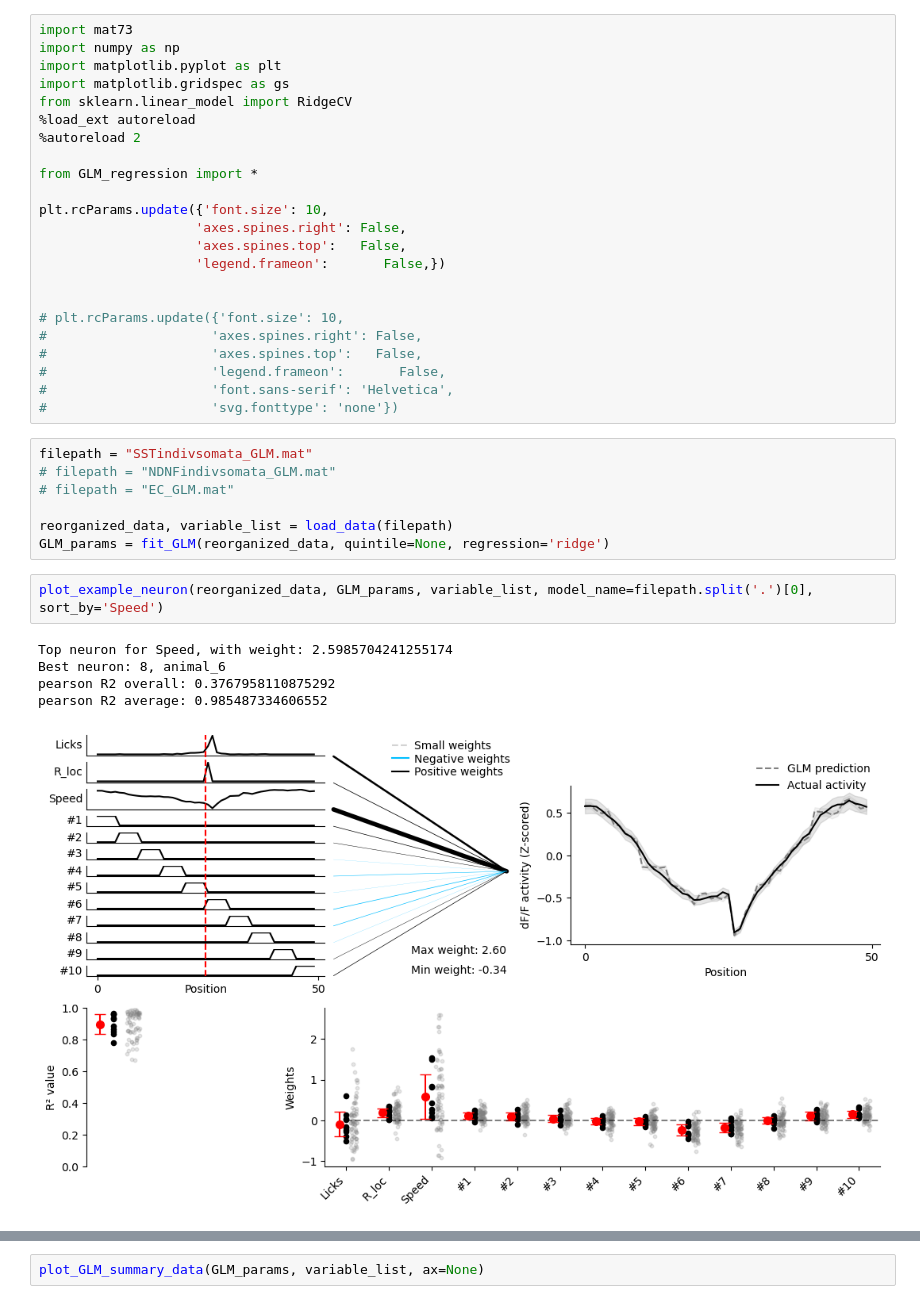
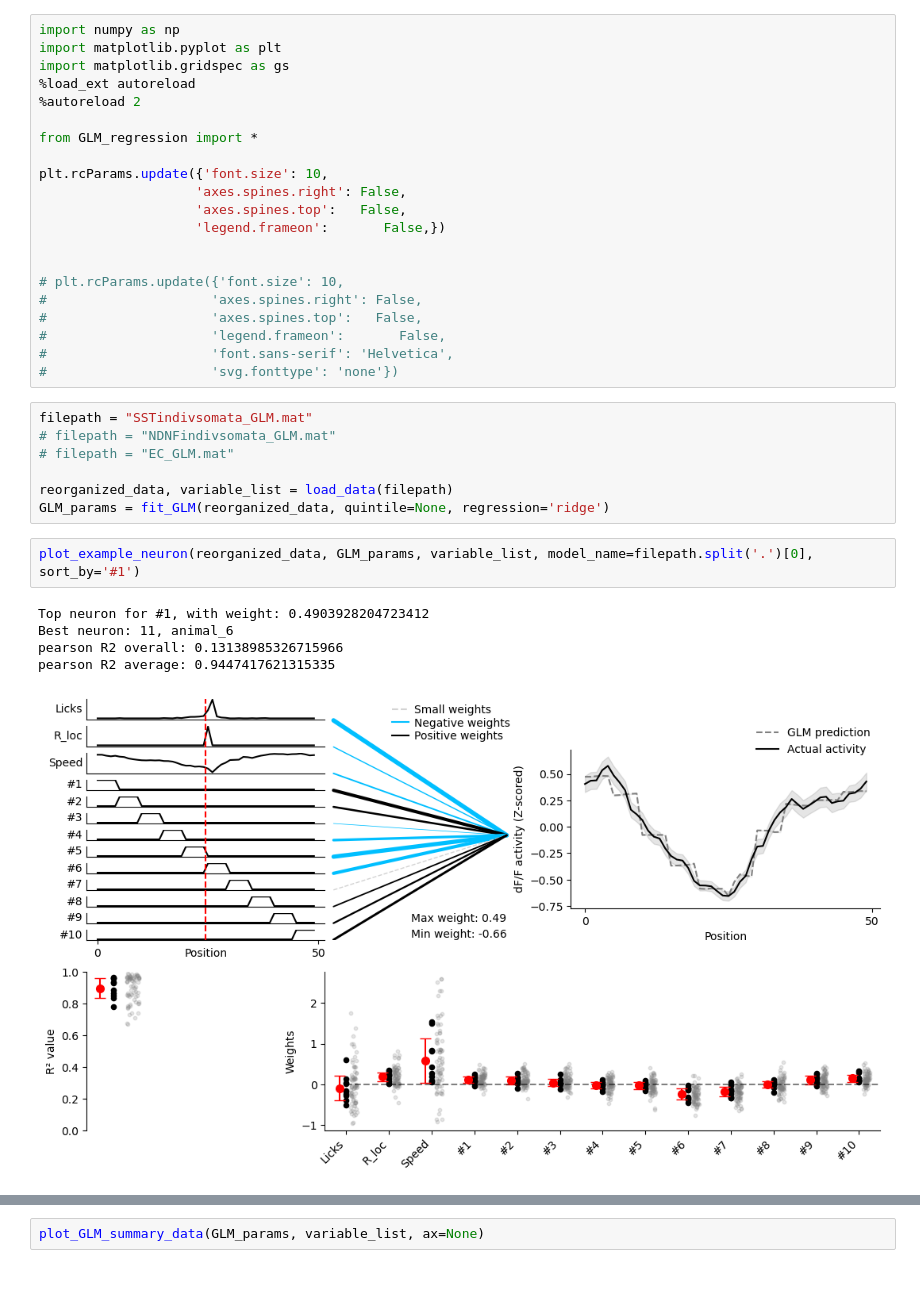
Before and after one commit to Milstein-Lab/CA1-interneuron-GLM, a Jupyter notebook: GLM_analysis_scratchpad2.ipynb, the cells around one changed output, grey strips where cells are left out. Drawn from its saved outputs; the diff is of its cells as text.

```diff
--- a/GLM_analysis_scratchpad2.ipynb
+++ b/GLM_analysis_scratchpad2.ipynb
@@ -1,9 +1,7 @@
 # %%
-import mat73
 import numpy as np
 import matplotlib.pyplot as plt
 import matplotlib.gridspec as gs
-from sklearn.linear_model import RidgeCV
 %load_ext autoreload
 %autoreload 2
 
@@ -29,13 +27,13 @@ filepath = "SSTindivsomata_GLM.mat"
 reorganized_data, variable_list = load_data(filepath)
 GLM_params = fit_GLM(reorganized_data, quintile=None, regression='ridge')
 # %%
-plot_example_neuron(reorganized_data, GLM_params, variable_list, model_name=filepath.split('.')[0], sort_by='Speed')
+plot_example_neuron(reorganized_data, GLM_params, variable_list, model_name=filepath.split('.')[0], sort_by='#1')
 # %% [output]
-Top neuron for Speed, with weight: 2.5985704241255174
-Best neuron: 8, animal_6
-pearson R2 overall: 0.3767958110875292
-pearson R2 average: 0.985487334606552
+Top neuron for #1, with weight: 0.4903928204723412
+Best neuron: 11, animal_6
+pearson R2 overall: 0.13138985326715966
+pearson R2 average: 0.9447417621315335
-[figure, old version]
+[figure, new version]
 # %%
 datasets = ["SSTindivsomata_GLM.mat", "NDNFindivsomata_GLM.mat", "EC_GLM.mat"]
 
```
Also changed, not shown: parts of 4 cells of this notebook, 1 other file.
